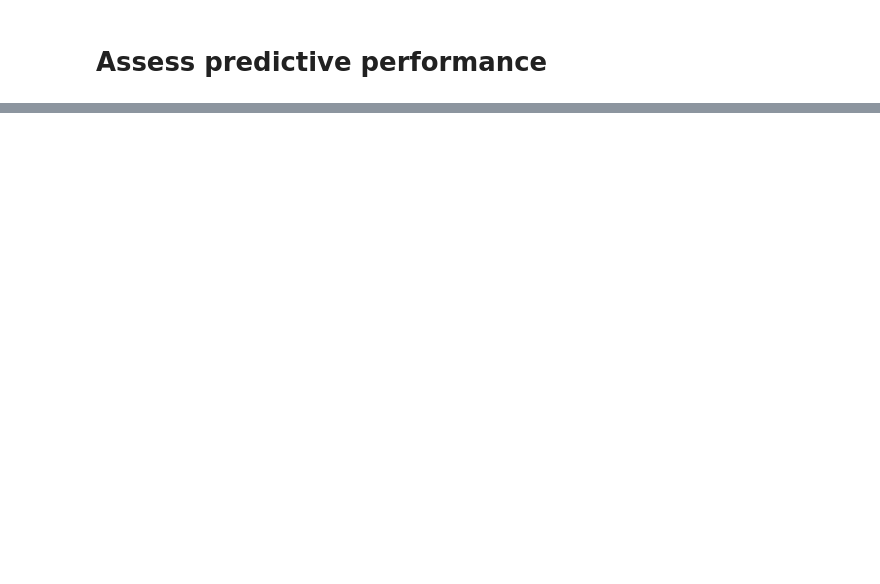
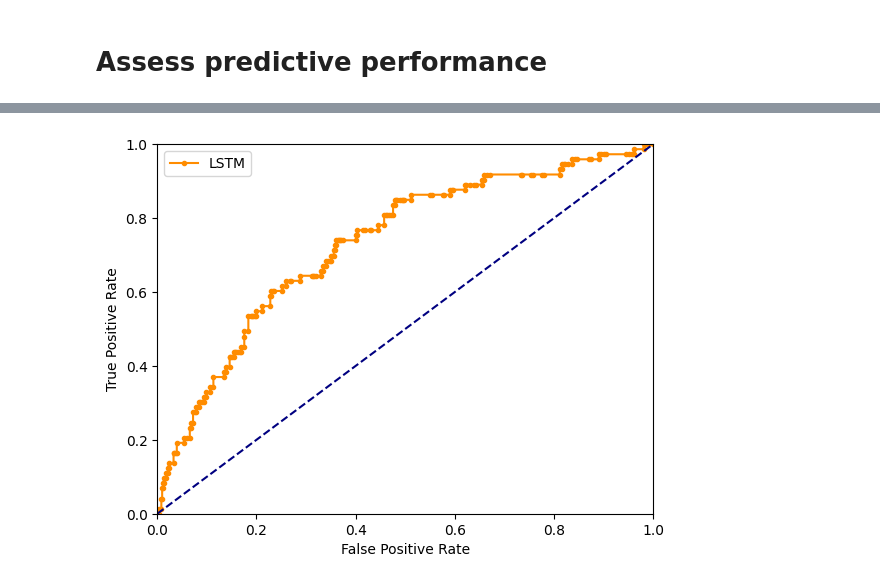
Before and after one commit to florencecornelissen/Mortality_Prediction, a Jupyter notebook: in_hospital_mortality_structured_v2.ipynb, the cells around one changed output, grey strips where cells are left out. Saved outputs shown, nothing was run; the diff lists cells and outputs as text; code cells hidden in the pictures; blank space fills up the shorter version.

Commit message:
Added q4 last hidden state

```diff
--- a/in_hospital_mortality_structured_v2.ipynb
+++ b/in_hospital_mortality_structured_v2.ipynb
@@ -243,7 +243,9 @@ def print_metrics_binary(y_true, predictions, logging, verbose=1):
             "rec0": rec0,
             "rec1": rec1,
             "auroc": auroc,
-            "auprc": auprc}
+            "auprc": auprc,
+            "AUCROC": auroc,
+            "AUCPRC": auprc}
 # %% [markdown]
 ## Understanding the data and basic preprocessing
 # %%
@@ -512,6 +514,9 @@ class LSTMClassifier(nn.Module):
             else:
                 lstm_out = torch.mean(lstm_out, dim=1)
 
+        if self.aggregation_type == 'lasthidden':
+            lstm_out = lstm_out[:, -1, :]
+
         lstm_out = self.combination(lstm_out)
 
         lstm_out = self.relu(lstm_out)
@@ -707,8 +712,8 @@ args = {'dim':16,
         'bidirectional':False, #we are not going to use biRNN
         'seed':42,
         'steps':50, # print loss every num of steps
-        'data':'test_text_data_2/in-hospital-mortality', # path to MIMIC data
-        'notes':'test_text_data_2/train', # code ignores text
+        'data':'test_text_data_2/in-hospital-mortality/', # path to MIMIC data
+        'notes':'test_text_data_2/train/', # code ignores text
         'timestep':1.0, # observations every hour
         'imputation':'previous', # imputation method
         'normalizer_state':None} # we use normalization config
@@ -839,0 +926,16 @@ plt.show()
+# %%
+# Run test on saved model *.pt
+# remember to use the same hyperparameters as in training
+args = {'best_model':'rnn_model.pt',
+        'dim':16,
+        'dropout':0.3,
+        'batch_size':16,
+        'emb_size':16,
+        'aggregation_type':'lasthidden',
+        'bidirectional':False,
+        'data':'test_text_data_2/in-hospital-mortality/', #path to data
+        'notes':'test_text_data_2/test', #the code ignores the text
+        'timestep':1.0,
+        'imputation':'previous',
+        'normalizer_state':None}
+metrics_results, pred_probs, y_true = test(args)
@@ -839,0 +961,18 @@ plt.show()
+# %%
+# Plot roc curve
+lstm_fpr, lstm_tpr, lstm_thresholds = metrics.roc_curve(y_true, pred_probs)
+
+# plot the roc curve for the model
+plt.figure()
+plt.ylim(0., 1.0)
+plt.xlim(0.,1.0)
+plt.plot(lstm_fpr, lstm_tpr, marker='.', label='LSTM', color='darkorange')
+plt.plot([0, 1], [0, 1], color='navy', linestyle='--')
+# axis labels
+plt.xlabel('False Positive Rate')
+plt.ylabel('True Positive Rate')
+# show the legend
+plt.legend()
+plt.show()
+# %% [output]
+[figure, added]
```
Also changed, not shown: parts of 9 cells of this notebook, 1 other file.
